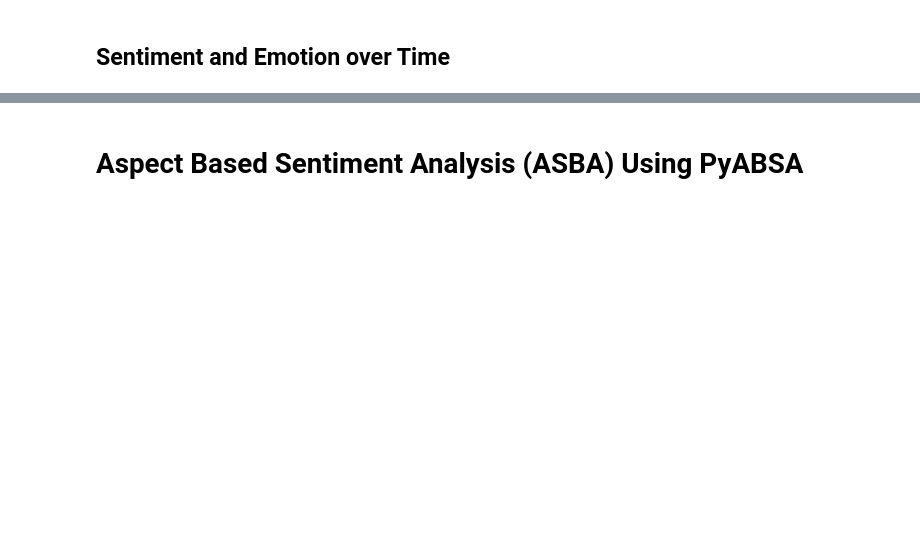
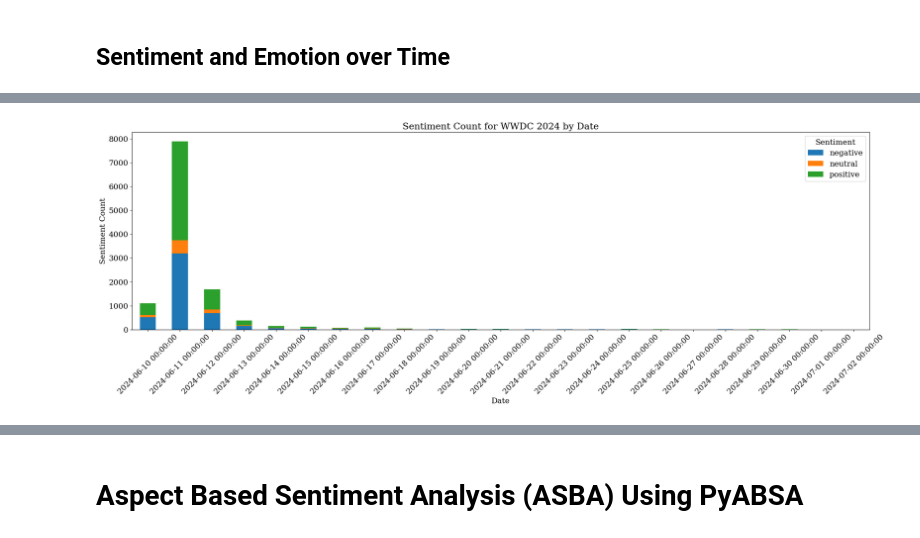
Before and after one commit to mindyng/2024-Business-Projects, a Jupyter notebook: wwdc-2024-sentiment-analysis.ipynb, the cells around one changed output, grey strips where cells are left out. Cells and saved outputs as stored; diff of their text form; code cells hidden in the pictures; blank space fills up the shorter version.

Commit message:
Kaggle Notebook | WWDC 2024 Sentiment Analysis | Version 9

```diff
--- a/wwdc-2024-sentiment-analysis.ipynb
+++ b/wwdc-2024-sentiment-analysis.ipynb
@@ -924,17 +981,17 @@ Name: final_text, dtype: object
 # %%
+%%time
 # using Hugging Face sentiment classifier trained on pre-trained model on natural language inference (NLI)
 # Info pg: https://huggingface.co/lxyuan/distilbert-base-multilingual-cased-sentiments-student
 
 # Set up the inference pipeline using a model from the 🤗 Hub
 
-# %%time
-# emotion_model = pipeline(model="bhadresh-savani/distilbert-base-uncased-emotion")
-# inf_df2= (
-# inf_df2.assign(emotion1 = lambda x: x['final_text'].apply(lambda s: emotion_model(s)))
-#     .assign(
-#          emotion = lambda x: x['emotion1'].apply(lambda s: (s[0]['label']))
-#     )
-# )
+emotion_model = pipeline(model="bhadresh-savani/distilbert-base-uncased-emotion")
+inf_df2= (
+inf_df2.assign(emotion1 = lambda x: x['final_text'].apply(lambda s: emotion_model(s)))
+    .assign(
+         hf_emotion = lambda x: x['emotion1'].apply(lambda s: (s[0]['label']))
+    )
+)
 
-# inf_df2.drop(columns=['emotion1'], inplace=True)
-# inf_df2.head()
+inf_df2.drop(columns=['emotion1'], inplace=True)
+inf_df2.head()
@@ -947,23 +1016,19 @@ pandas.core.series.Series
 # %%
 # For YouTube and Reddit users
 
-# # Convert the date column to datetime
-# df_filtered['date'] = pd.to_datetime(df_filtered['date'])
+# Group by hf_sent_label and date and count occurrences
+df_grouped = inf_df2.groupby(['hf_sentiment', 'published_at_date']).size().reset_index(name='count')
 
-# # Extract year and month from the date column
-# df_filtered['year_month'] = df_filtered['date'].dt.to_period('M')
+# Pivot the data for plotting
+df_pivot = df_grouped.pivot(index='published_at_date', columns='hf_sentiment', values='count').fillna(0)
 
-# # Group by hf_sent_label and year_month and count occurrences
-# df_grouped = df_filtered.groupby(['hf_sent_label', 'year_month']).size().reset_index(name='count')
-
-# # Pivot the data for plotting
-# df_pivot = df_grouped.pivot(index='year_month', columns='hf_sent_label', values='count').fillna(0)
-
-# # Plot the results
-# df_pivot.plot(kind='bar', stacked=True, figsize=(26, 7))
-# plt.title('Sentiment Count for "Restaurants, Mexican" by Year-Month')
-# plt.xlabel('Year-Month')
-# plt.ylabel('Count')
-# plt.xticks(rotation=45)
-# plt.legend(title='Sentiment Count Broken Down by Year-Month for Top Restaurant Category')
-# plt.show()
+# Plot the results
+df_pivot.plot(kind='bar', stacked=True, figsize=(26, 7))
+plt.title('Sentiment Count for WWDC 2024 by Date')
+plt.xlabel('Date')
+plt.ylabel('Sentiment Count')
+plt.xticks(rotation=45)
+plt.legend(title='Sentiment')
+plt.show()
+# %% [output]
+[figure, added]
```
Also changed, not shown: parts of 63 cells of this notebook.
